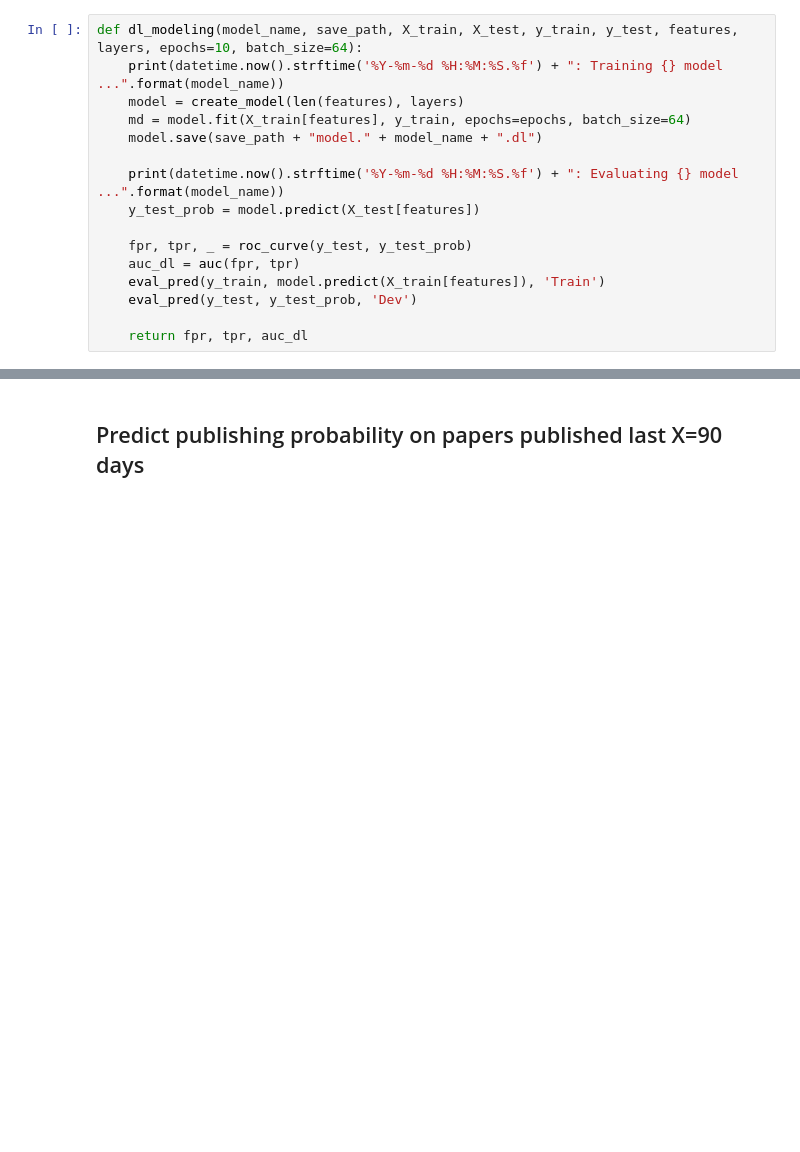
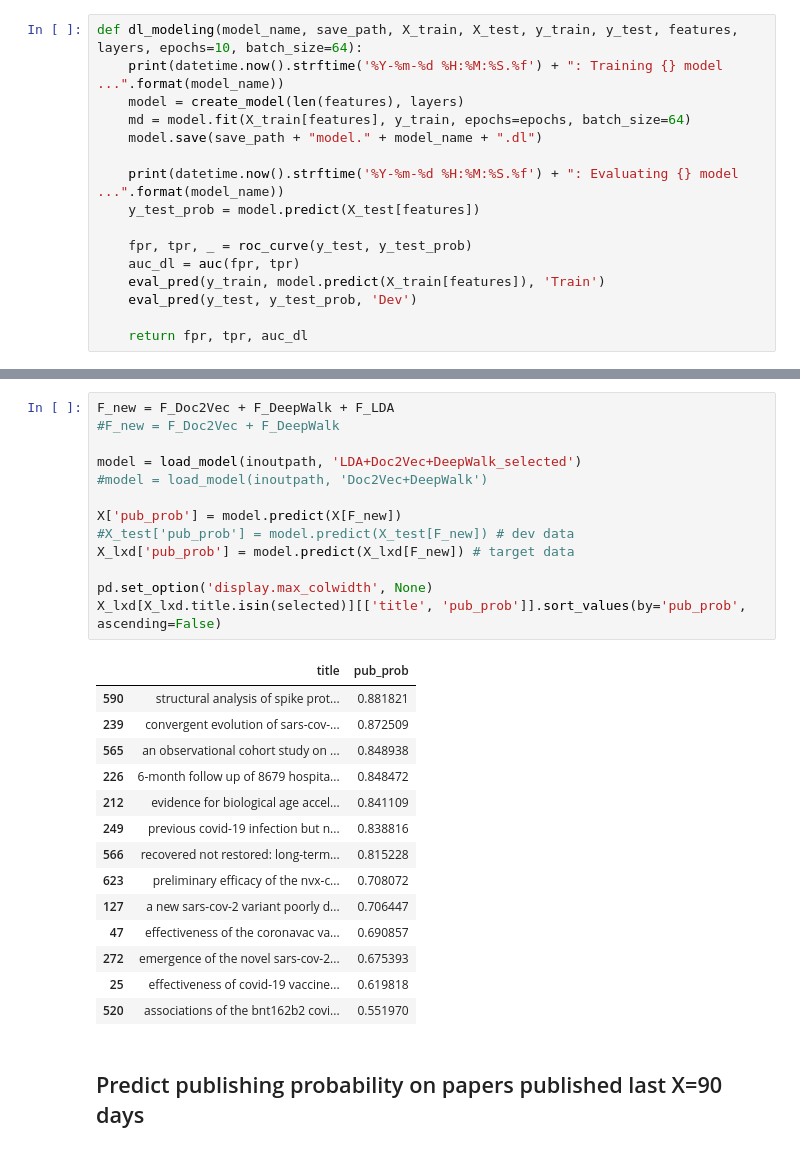
Before and after one commit to SFB-KAUST/covid-review, a Jupyter notebook: 4.Deep_Learning.ipynb, the cells around one changed output, grey strips where cells are left out. Saved outputs shown, nothing was run; the diff lists cells and outputs as text; blank space fills up the shorter version.

```diff
--- a/4.Deep_Learning.ipynb
+++ b/4.Deep_Learning.ipynb
@@ -187,3 +205,31 @@ Dev: AUC = 0.789, precision = 0.712, recall = 0.666, accuracy = 0.782, f1_score
+# %%
+F_new = F_Doc2Vec + F_DeepWalk + F_LDA
+#F_new = F_Doc2Vec + F_DeepWalk
+
+model = load_model(inoutpath, 'LDA+Doc2Vec+DeepWalk_selected')
+#model = load_model(inoutpath, 'Doc2Vec+DeepWalk')
+
+X['pub_prob'] = model.predict(X[F_new])
+#X_test['pub_prob'] = model.predict(X_test[F_new]) # dev data
+X_lxd['pub_prob'] = model.predict(X_lxd[F_new]) # target data
+
+pd.set_option('display.max_colwidth', None)
+X_lxd[X_lxd.title.isin(selected)][['title', 'pub_prob']].sort_values(by='pub_prob', ascending=False)
+# %% [output]
+|  | title | pub_prob |
+| 590 | structural analysis of spike prot... | 0.881821 |
+| 239 | convergent evolution of sars-cov-... | 0.872509 |
+| 565 | an observational cohort study on ... | 0.848938 |
+| 226 | 6-month follow up of 8679 hospita... | 0.848472 |
+| 212 | evidence for biological age accel... | 0.841109 |
+| 249 | previous covid-19 infection but n... | 0.838816 |
+| 566 | recovered not restored: long-term... | 0.815228 |
+| 623 | preliminary efficacy of the nvx-c... | 0.708072 |
+| 127 | a new sars-cov-2 variant poorly d... | 0.706447 |
+| 47 | effectiveness of the coronavac va... | 0.690857 |
+| 272 | emergence of the novel sars-cov-2... | 0.675393 |
+| 25 | effectiveness of covid-19 vaccine... | 0.619818 |
+| 520 | associations of the bnt162b2 covi... | 0.551970 |
 # %% [markdown]
 ## Predict publishing probability on papers published last X=90 days
 # %%
```
Also changed, not shown: parts of 23 cells of this notebook, 1 other file.
